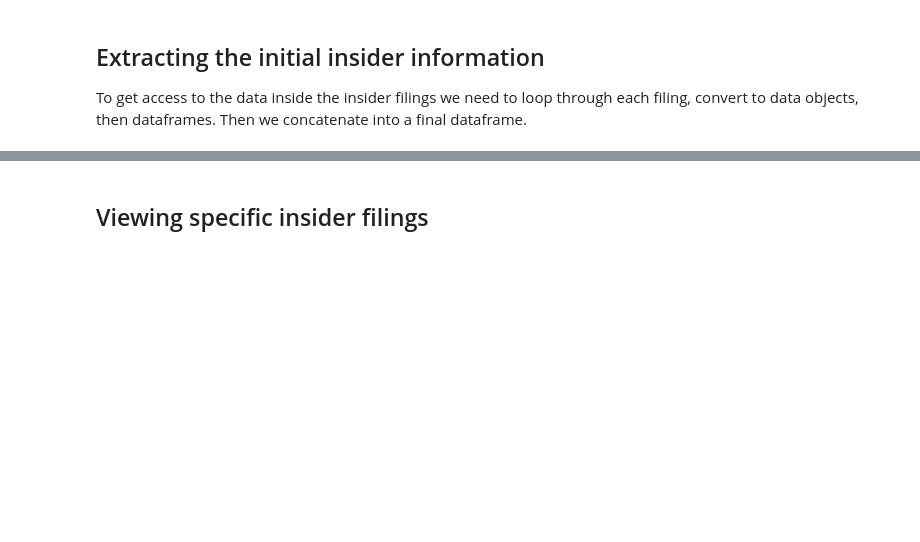
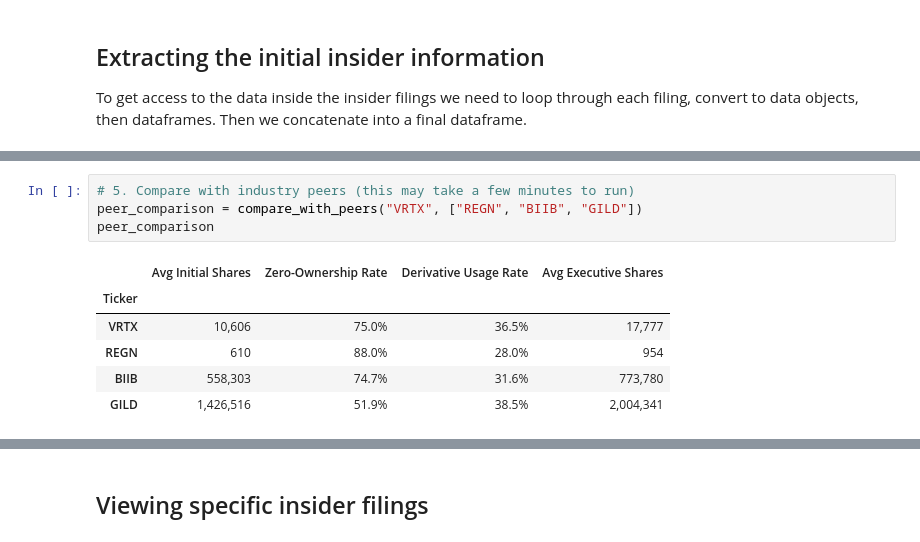
Before and after one commit to dgunning/edgartools, a Jupyter notebook: notebooks/Initial-Insider-Transactions.ipynb, the cells around one changed output, grey strips where cells are left out. Cells and saved outputs as stored; diff of their text form; blank space fills up the shorter version.

```diff
--- a/notebooks/Initial-Insider-Transactions.ipynb
+++ b/notebooks/Initial-Insider-Transactions.ipynb
@@ -147 +600,12 @@ insider_data
+# %%
+# 5. Compare with industry peers (this may take a few minutes to run)
+peer_comparison = compare_with_peers("VRTX", ["REGN", "BIIB", "GILD"])
+peer_comparison
+# %% [output]
+|  | Avg Initial Shares | Zero-Ownership Rate | Derivative Usage Rate | Avg Executive Shares |
+| Ticker |  |  |  |  |
+| VRTX | 10,606 | 75.0% | 36.5% | 17,777 |
+| REGN | 610 | 88.0% | 28.0% | 954 |
+| BIIB | 558,303 | 74.7% | 31.6% | 773,780 |
+| GILD | 1,426,516 | 51.9% | 38.5% | 2,004,341 |
 # %%
```
Also changed, not shown: parts of 23 cells of this notebook.
